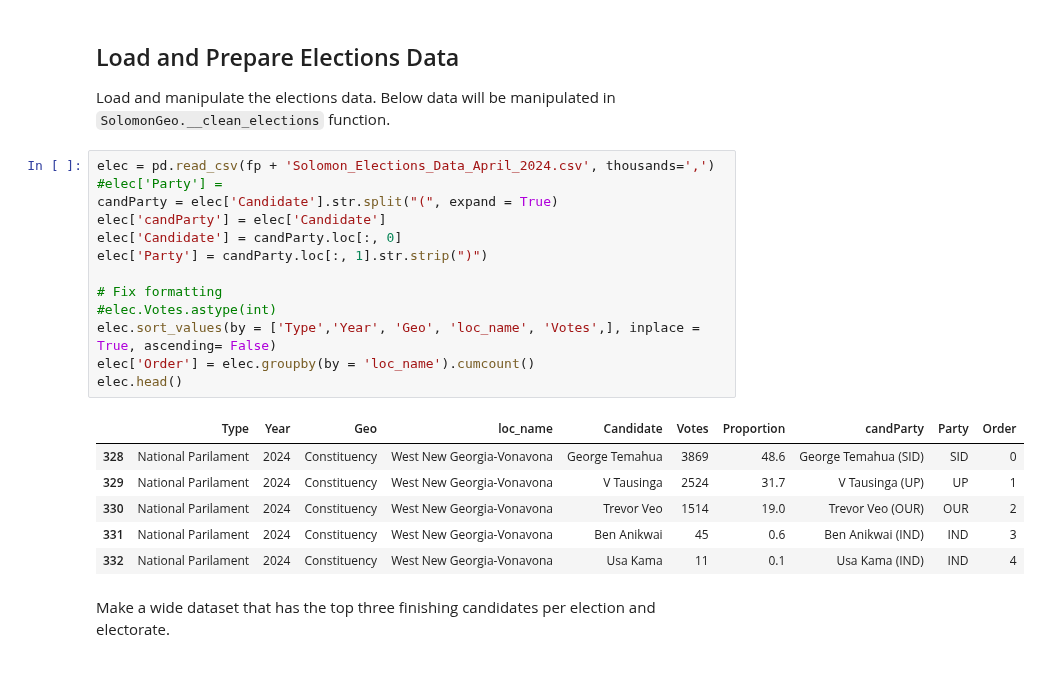
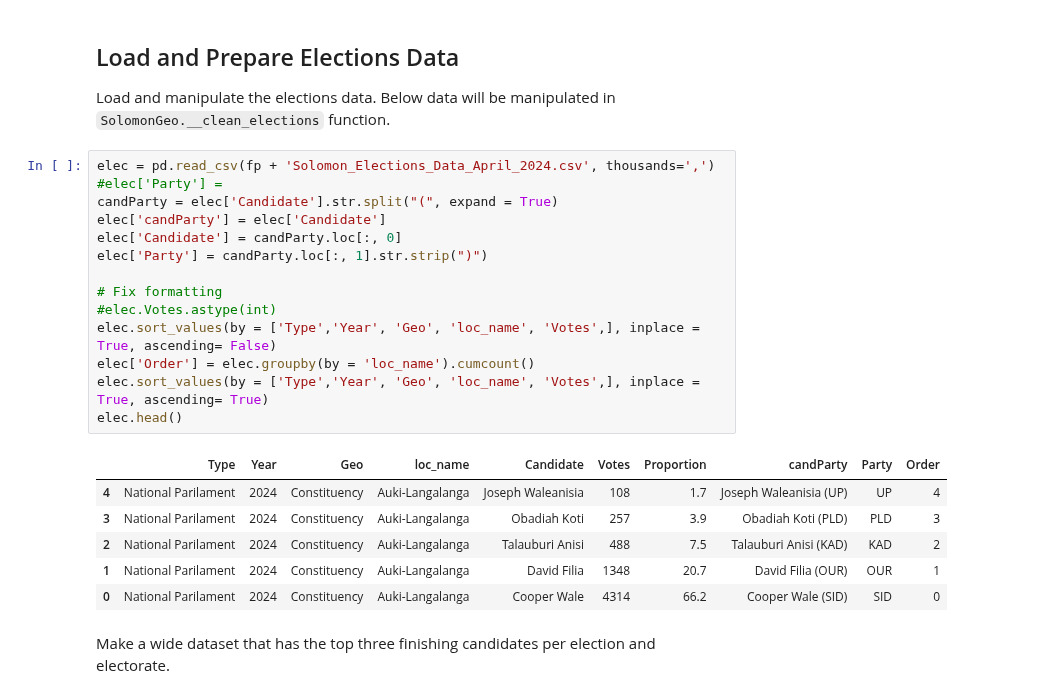
Before and after one commit to Gippers/SolomonIslandsDataMap, a Jupyter notebook: nbs/00_load_data.ipynb, the cells around one changed output. Drawn from its saved outputs; the diff is of its cells as text.

```diff
--- a/nbs/00_load_data.ipynb
+++ b/nbs/00_load_data.ipynb
@@ -116,23 +116,24 @@ Load and manipulate the elections data. Below data will be manipulated in `Solom
 # %%
 elec = pd.read_csv(fp + 'Solomon_Elections_Data_April_2024.csv', thousands=',')
 #elec['Party'] =
 candParty = elec['Candidate'].str.split("(", expand = True)
 elec['candParty'] = elec['Candidate']
 elec['Candidate'] = candParty.loc[:, 0]
 elec['Party'] = candParty.loc[:, 1].str.strip(")")
 
 # Fix formatting
 #elec.Votes.astype(int)
 elec.sort_values(by = ['Type','Year', 'Geo', 'loc_name', 'Votes',], inplace = True, ascending= False)
 elec['Order'] = elec.groupby(by = 'loc_name').cumcount()
+elec.sort_values(by = ['Type','Year', 'Geo', 'loc_name', 'Votes',], inplace = True, ascending= True)
 elec.head()
 # %% [output]
 |  | Type | Year | Geo | loc_name | Candidate | Votes | Proportion | candParty | Party | Order |
-| 328 | National Parilament | 2024 | Constituency | West New Georgia-Vonavona | George Temahua | 3869 | 48.6 | George Temahua (SID) | SID | 0 |
-| 329 | National Parilament | 2024 | Constituency | West New Georgia-Vonavona | V Tausinga | 2524 | 31.7 | V Tausinga (UP) | UP | 1 |
-| 330 | National Parilament | 2024 | Constituency | West New Georgia-Vonavona | Trevor Veo | 1514 | 19.0 | Trevor Veo (OUR) | OUR | 2 |
-| 331 | National Parilament | 2024 | Constituency | West New Georgia-Vonavona | Ben Anikwai | 45 | 0.6 | Ben Anikwai (IND) | IND | 3 |
-| 332 | National Parilament | 2024 | Constituency | West New Georgia-Vonavona | Usa Kama | 11 | 0.1 | Usa Kama (IND) | IND | 4 |
+| 4 | National Parilament | 2024 | Constituency | Auki-Langalanga | Joseph Waleanisia | 108 | 1.7 | Joseph Waleanisia (UP) | UP | 4 |
+| 3 | National Parilament | 2024 | Constituency | Auki-Langalanga | Obadiah Koti | 257 | 3.9 | Obadiah Koti (PLD) | PLD | 3 |
+| 2 | National Parilament | 2024 | Constituency | Auki-Langalanga | Talauburi Anisi | 488 | 7.5 | Talauburi Anisi (KAD) | KAD | 2 |
+| 1 | National Parilament | 2024 | Constituency | Auki-Langalanga | David Filia | 1348 | 20.7 | David Filia (OUR) | OUR | 1 |
+| 0 | National Parilament | 2024 | Constituency | Auki-Langalanga | Cooper Wale | 4314 | 66.2 | Cooper Wale (SID) | SID | 0 |
 # %% [markdown]
 Make a wide dataset that has the top three finishing candidates per election and electorate.
 # %%
```
Also changed, not shown: parts of 7 cells of this notebook, 2 other files.
